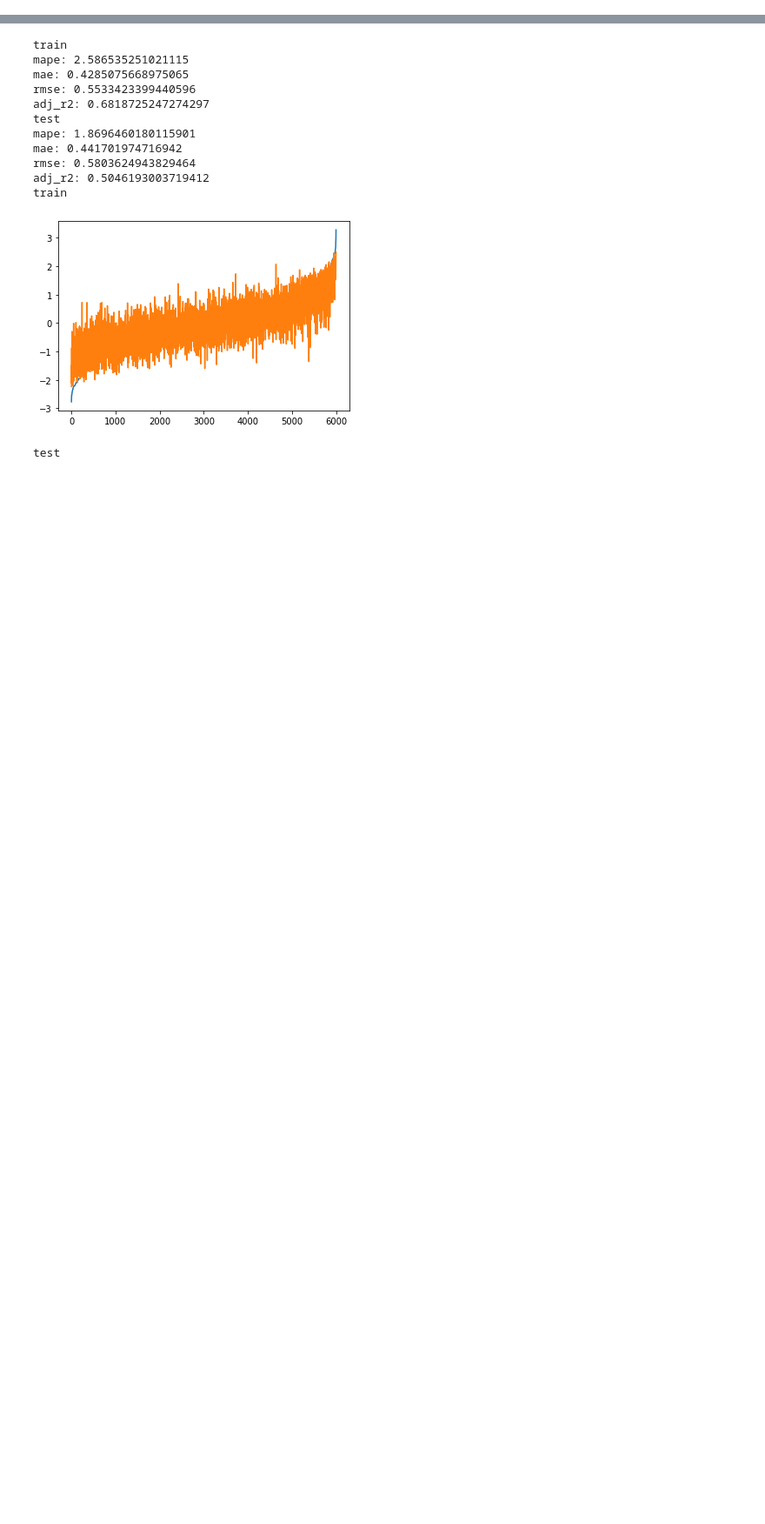
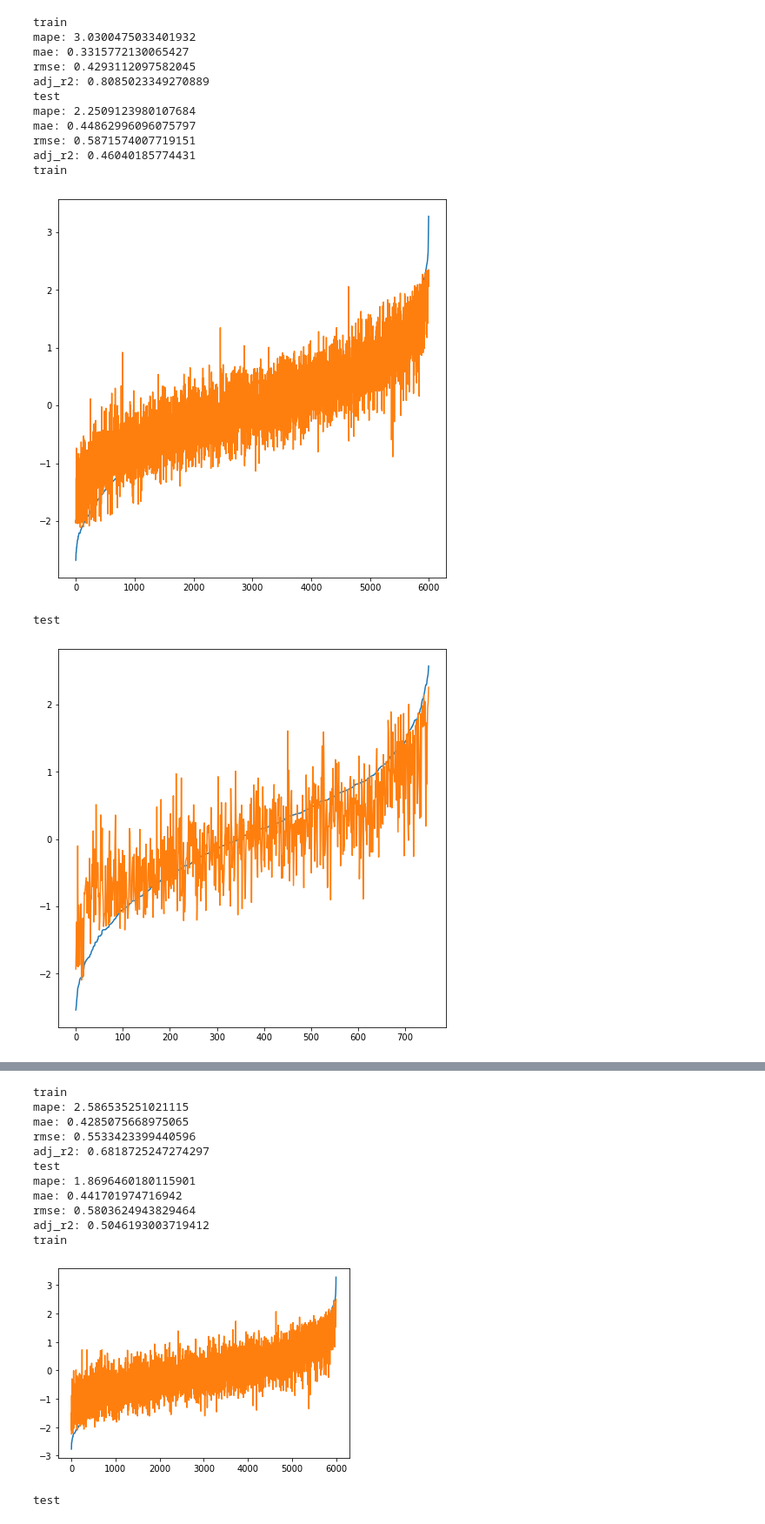
Before and after one commit to BondarenkoStas/thesis, a Jupyter notebook: keras.ipynb, the cells around one changed output, grey strips where cells are left out. Shown at 87% size. Saved outputs shown, nothing was run; the diff lists cells and outputs as text; code cells hidden in the pictures; blank space fills up the shorter version.

Commit message:
new datasets

```diff
--- a/keras.ipynb
+++ b/keras.ipynb
@@ -93,15 +93,23 @@ def reduce_mem_usage(df):
 # cols_to_exclude = [col for col in df.columns if (('budget' in col or 'profit' in col) and ('crew' in col or 'cast' in col))]
 cols_to_exclude = []
 
+# def get_train_test_revenue(df):
+#     df['revenue'] = df['META__revenue']
+#     dff = df[[col for col in df.columns if not 'META' in col and not 'PROCESS' in col and not 'profitability' in col and col not in cols_to_exclude]]
+#     X = dff.drop(['revenue'], axis=1)
+#     y = dff['revenue']
+#     return X, y
+
+
 def get_train_test_revenue(df):
     df['revenue'] = df['META__revenue']
-    dff = df[[col for col in df.columns if not 'META' in col and not 'PROCESS' in col and not 'profitability' in col and col not in cols_to_exclude]]
+    dff = df[[col for col in df.columns if not 'META' in col]]
     X = dff.drop(['revenue'], axis=1)
     y = dff['revenue']
     return X, y
 # %%
-df_raw = pd.read_csv('savedcsv/17_homepage.csv')
-df_raw = reduce_mem_usage(df_raw)
+df_raw = pd.read_csv('savedcsv/dataset_all.csv')
+# df_raw = reduce_mem_usage(df_raw)
 df = shuffle(df_raw, random_state=0)
 
 num_in_train = int(df.shape[0]*0.8)
@@ -518,32 +582,46 @@ import lightgbm as lgb
 mod_lgb = lgb.LGBMRegressor(
     objective='regression',
     num_leaves=34,
     learning_rate=0.001,
     n_estimators=7500,
     max_bin=192,
     max_depth=0,
     min_child_samples=160,
     min_child_weight=0.001,
     bagging_fraction=0.98,
     bagging_freq=15,
     feature_fraction=0.77,
-    feature_fraction_se
-    metric='l2',ed=9,
+    metric='l2',
     bagging_seed=9,
     min_data_in_leaf=1,
     min_sum_hessian_in_leaf=50,
     colsample_bytree=0.87,
     reg_alpha=0.18,
     reg_lambda=30,
     subsample=0.39,
     tree_learner='data',
 )
 mod_lgb.fit(
     data['X_train'].values,
     data['y_train'],
     verbose=0,
     eval_metric='mse',
     eval_set=[(data['X_test'], data['y_test'])],
     early_stopping_rounds=25
 )
 output_metrics(mod_lgb, data, process, with_val=True)
+# %% [output]
+train
+mape: 3.0300475033401932
+mae: 0.3315772130065427
+rmse: 0.4293112097582045
+adj_r2: 0.8085023349270889
+test
+mape: 2.2509123980107684
+mae: 0.44862996096075797
+rmse: 0.5871574007719151
+adj_r2: 0.46040185774431
+train
+[figure, added]
+test
+[figure, added]
```
Also changed, not shown: parts of 9 cells of this notebook, 6 other files.
